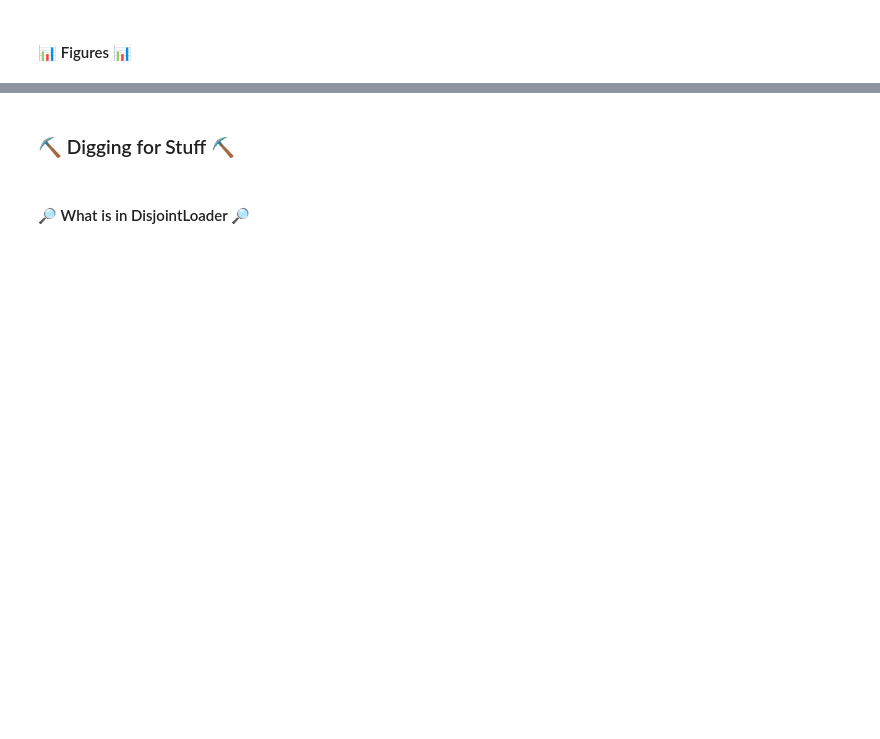
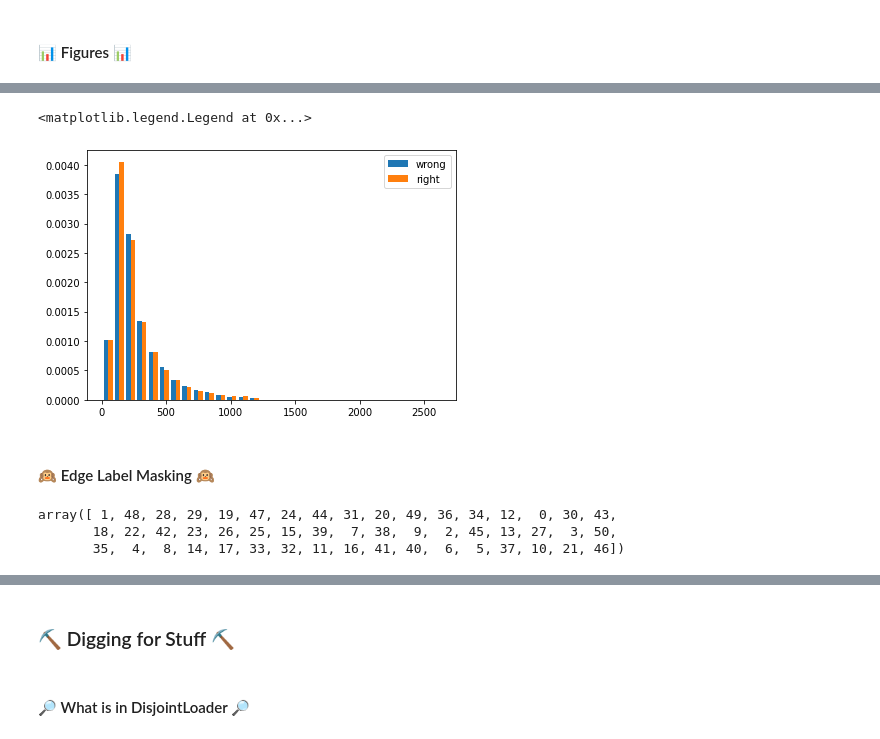
Before and after one commit to hang-yin/GCN-for-Sentiment-Analysis-, a Jupyter notebook: DependencyParsing.ipynb, the cells around one changed output, grey strips where cells are left out. Saved outputs shown, nothing was run; the diff lists cells and outputs as text; code cells hidden in the pictures; blank space fills up the shorter version.

```diff
--- a/DependencyParsing.ipynb
+++ b/DependencyParsing.ipynb
@@ -1432,0 +1447,11 @@ plt.savefig(results_path + '_acc_history')
+# %%
+lengths = [i.n_nodes for i in testDataset]
+# %%
+correct = np.array(predictLabel == truth)
+correct = correct.astype(int)
+# %%
+correctLengths = lengths * correct
+wrongLengths = lengths * ((correct - 1) * -1)
+# %%
+wrongLengths = wrongLengths[wrongLengths != 0]
+correctLengths = correctLengths[ correctLengths  != 0]
@@ -1432,0 +1470,9 @@ plt.savefig(results_path + '_acc_history')
+# %%
+fig, axs = plt.subplots(1, 1, sharey=True, tight_layout=True)
+axs.hist([wrongLengths, correctLengths], label=['wrong','right'], bins=30, density=True)
+plt.legend()
+# %% [output]
+<matplotlib.legend.Legend at 0x...>
+[figure, added]
+# %% [markdown]
+#### 🙉 Edge Label Masking 🙉
@@ -1432,0 +1484,7 @@ plt.savefig(results_path + '_acc_history')
+# %%
+lowToHigh = np.argsort(aSum)
+lowToHigh
+# %% [output]
+array([ 1, 48, 28, 29, 19, 47, 24, 44, 31, 20, 49, 36, 34, 12,  0, 30, 43,
+       18, 22, 42, 23, 26, 25, 15, 39,  7, 38,  9,  2, 45, 13, 27,  3, 50,
+       35,  4,  8, 14, 17, 33, 32, 11, 16, 41, 40,  6,  5, 37, 10, 21, 46])
```
Also changed, not shown: parts of 62 cells of this notebook, 6 other files.
